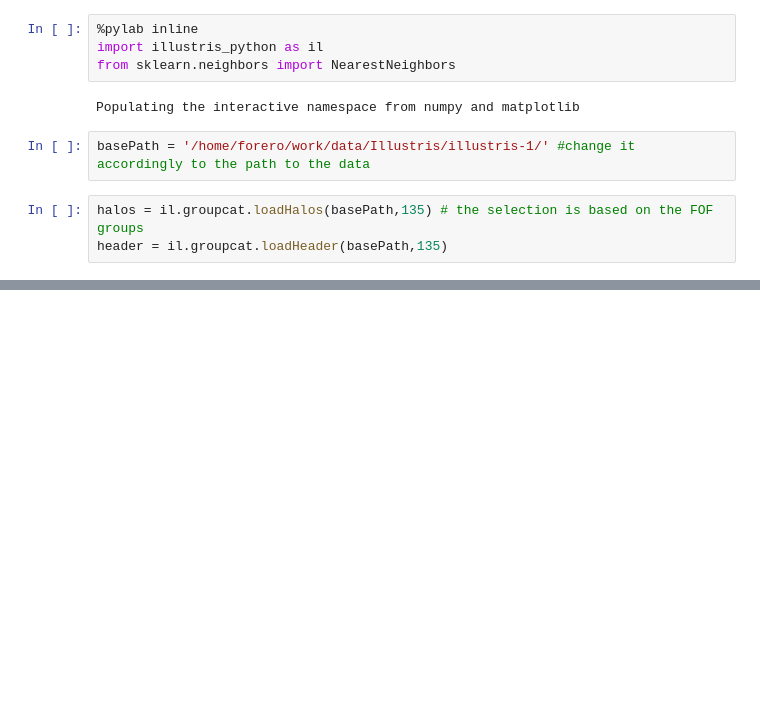
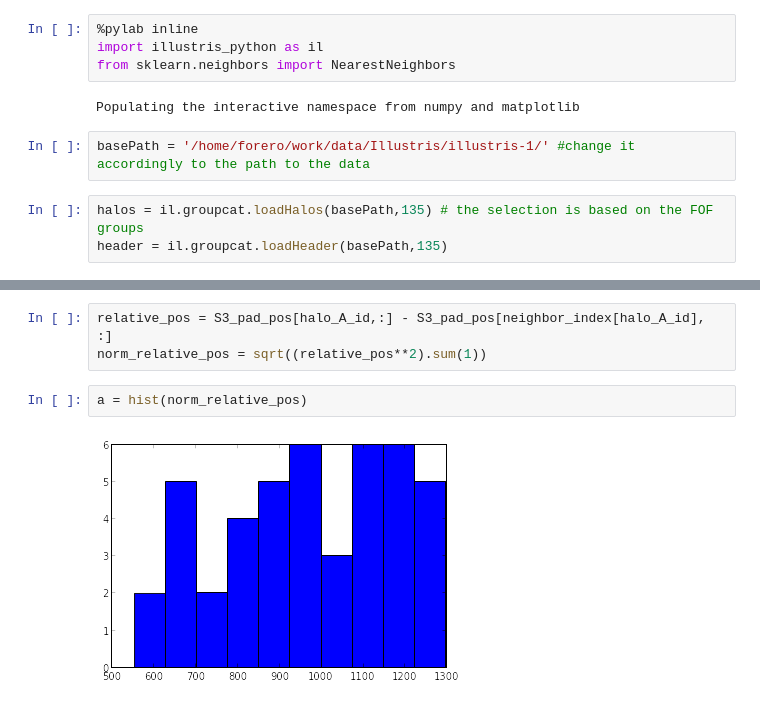
Before and after one commit to astroandes/IllustrisLG, a Jupyter notebook: code/LocalGroupSubVolumes.ipynb, the cells around one changed output, grey strips where cells are left out. Cells and saved outputs as stored; diff of their text form; blank space fills up the shorter version.

```diff
--- a/code/LocalGroupSubVolumes.ipynb
+++ b/code/LocalGroupSubVolumes.ipynb
@@ -109,0 +130,7 @@ print n_pairs
+# %%
+relative_pos = S3_pad_pos[halo_A_id,:] - S3_pad_pos[neighbor_index[halo_A_id], :]
+norm_relative_pos = sqrt((relative_pos**2).sum(1))
+# %%
+a = hist(norm_relative_pos)
+# %% [output]
+[figure, added]
```
Also changed, not shown: parts of 13 cells of this notebook.
